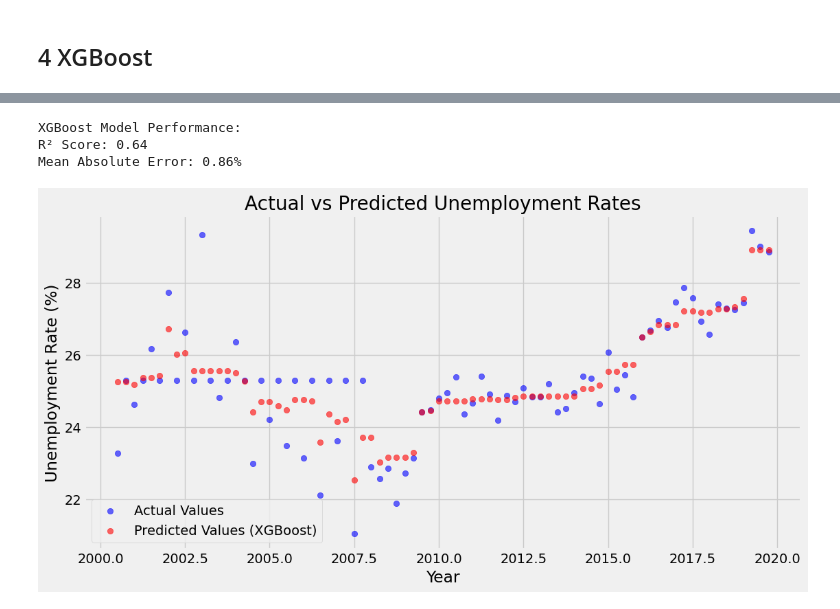
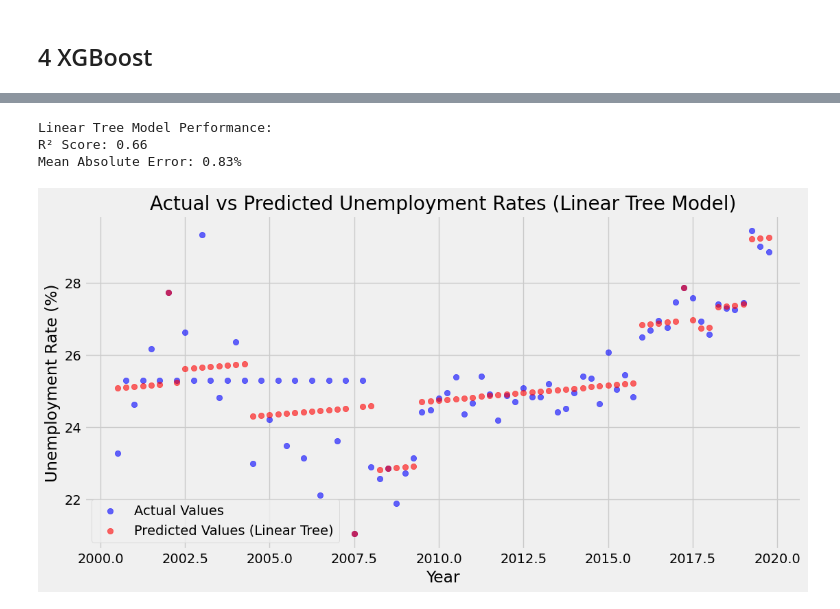
Before and after one commit to l-quincy01/Economic-Data-Analysis, a Jupyter notebook: EconomicEDA.ipynb, the cells around one changed output, grey strips where cells are left out. Drawn from its saved outputs; the diff is of its cells as text; code cells hidden in the pictures.

```diff
--- a/EconomicEDA.ipynb
+++ b/EconomicEDA.ipynb
@@ -262,4 +281,10 @@ from sklearn.model_selection import train_test_split, GridSearchCV
 # %%
+from lineartree import LinearBoostRegressor
+from sklearn.linear_model import LinearRegression
+from sklearn.model_selection import train_test_split
+from sklearn.metrics import r2_score, mean_absolute_error
+from sklearn.impute import SimpleImputer
+import matplotlib.pyplot as plt
 
 # Fetch unemployment data (quarterly, earliest to March 1, 2020)
 unemployment = fred.get_series('LRUN64TTZAQ156S', observation_start=None, observation_end='2019-12-31')
@@ -274,49 +299,47 @@ imputer = SimpleImputer(strategy="mean")
 data['Unemployment'] = imputer.fit_transform(data[['Unemployment']])
 
 # Features (X) and target (y)
 X = data[['Year']]  # Fractional years as features
 y = data['Unemployment']  # Unemployment rates as the target
 
-# Split data into training and testing sets (earliest to March 1, 2020)
+# Split data into training and testing sets
 X_train, X_test, y_train, y_test = train_test_split(X, y, test_size=0.2, random_state=42)
 
-# Define and train the XGBoost Regressor model
-xgb_model = XGBRegressor(
-    n_estimators=100,
-    learning_rate=0.075,
-    max_depth=2,
-    subsample=0.8,
-    colsample_bytree=0.9,
+# Define and train the Linear Tree model
+linear_tree_model = LinearBoostRegressor(
+    base_estimator=LinearRegression(),
+    n_estimators=10,
     random_state=42
 )
-xgb_model.fit(X_train, y_train)
+
+linear_tree_model.fit(X_train, y_train)
 
 # Predict unemployment rates on the testing set
-y_pred = xgb_model.predict(X_test)
+y_pred = linear_tree_model.predict(X_test)
 
 # Evaluate model performance
 r2 = r2_score(y_test, y_pred)
 mae = mean_absolute_error(y_test, y_pred)
-print("XGBoost Model Performance:")
+print("Linear Tree Model Performance:")
 print(f"R² Score: {r2:.2f}")
 print(f"Mean Absolute Error: {mae:.2f}%")
 
 # Predict unemployment rates for the entire dataset for visualization
-data['Predicted_Unemployment'] = xgb_model.predict(X)
+data['Predicted_Unemployment'] = linear_tree_model.predict(X)
 
 # Plot actual vs predicted unemployment rates
 plt.figure(figsize=(12, 6))
 plt.scatter(data['Year'], data['Unemployment'], label="Actual Values", color="blue", alpha=0.6)
-plt.scatter(data['Year'], data['Predicted_Unemployment'], label="Predicted Values (XGBoost)", color="red", alpha=0.6)
-plt.title("Actual vs Predicted Unemployment Rates")
+plt.scatter(data['Year'], data['Predicted_Unemployment'], label="Predicted Values (Linear Tree)", color="red", alpha=0.6)
+plt.title("Actual vs Predicted Unemployment Rates (Linear Tree Model)")
 plt.xlabel("Year")
 plt.ylabel("Unemployment Rate (%)")
 plt.legend()
 plt.grid(True)
 plt.show()
 # %% [output]
-XGBoost Model Performance:
-R² Score: 0.64
-Mean Absolute Error: 0.86%
+Linear Tree Model Performance:
+R² Score: 0.66
+Mean Absolute Error: 0.83%
-[figure, old version]
+[figure, new version]
 # %% [markdown]
```
Also changed, not shown: parts of 13 cells of this notebook.
